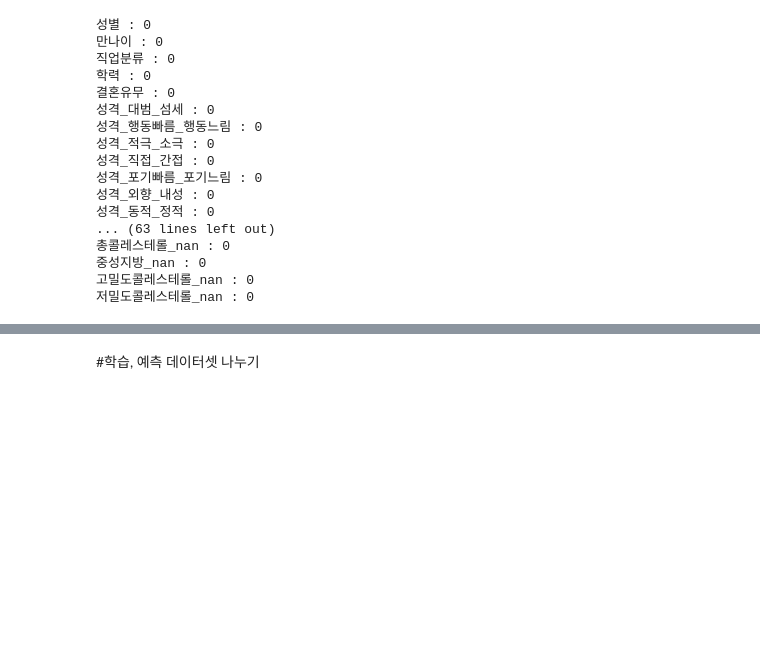
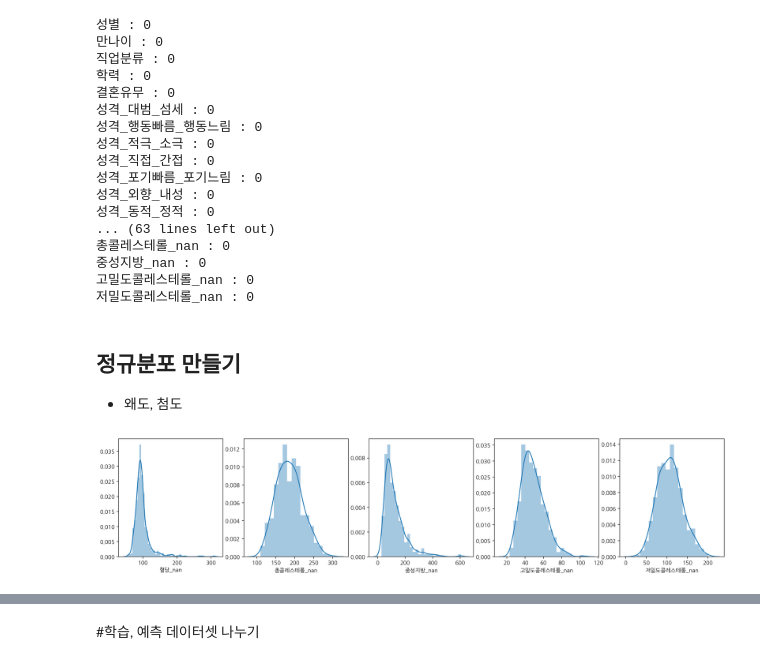
Before and after one commit to HyeonhoonLee/KIOM_KDC, a Jupyter notebook: KDC_feature_engineering.ipynb, the cells around one changed output, grey strips where cells are left out. Saved outputs shown, nothing was run; the diff lists cells and outputs as text; code cells hidden in the pictures; blank space fills up the shorter version.

```diff
--- a/KDC_feature_engineering.ipynb
+++ b/KDC_feature_engineering.ipynb
@@ -468,3 +460,14 @@ for col in df.columns:
 저밀도콜레스테롤_nan : 0
 # %%
 ##이로써 결측치가 모두 없어진 것을 알 수 있다.
+# %% [markdown]
+## 정규분포 만들기
+* 왜도, 첨도
+# %%
+# 랩 결과들 중 한 쪽으로 쏠린 그래프가 없는지 살펴보자.
+fig, axes = plt.subplots(ncols=5, figsize=(20,4))
+for i, key in enumerate(con_dic):
+  col = i % 5  # 나머지 연산자
+  sns.distplot(df[con_dic[key]], ax=axes[col])
+# %% [output]
+[figure, added]
```
Also changed, not shown: parts of 17 cells of this notebook.
